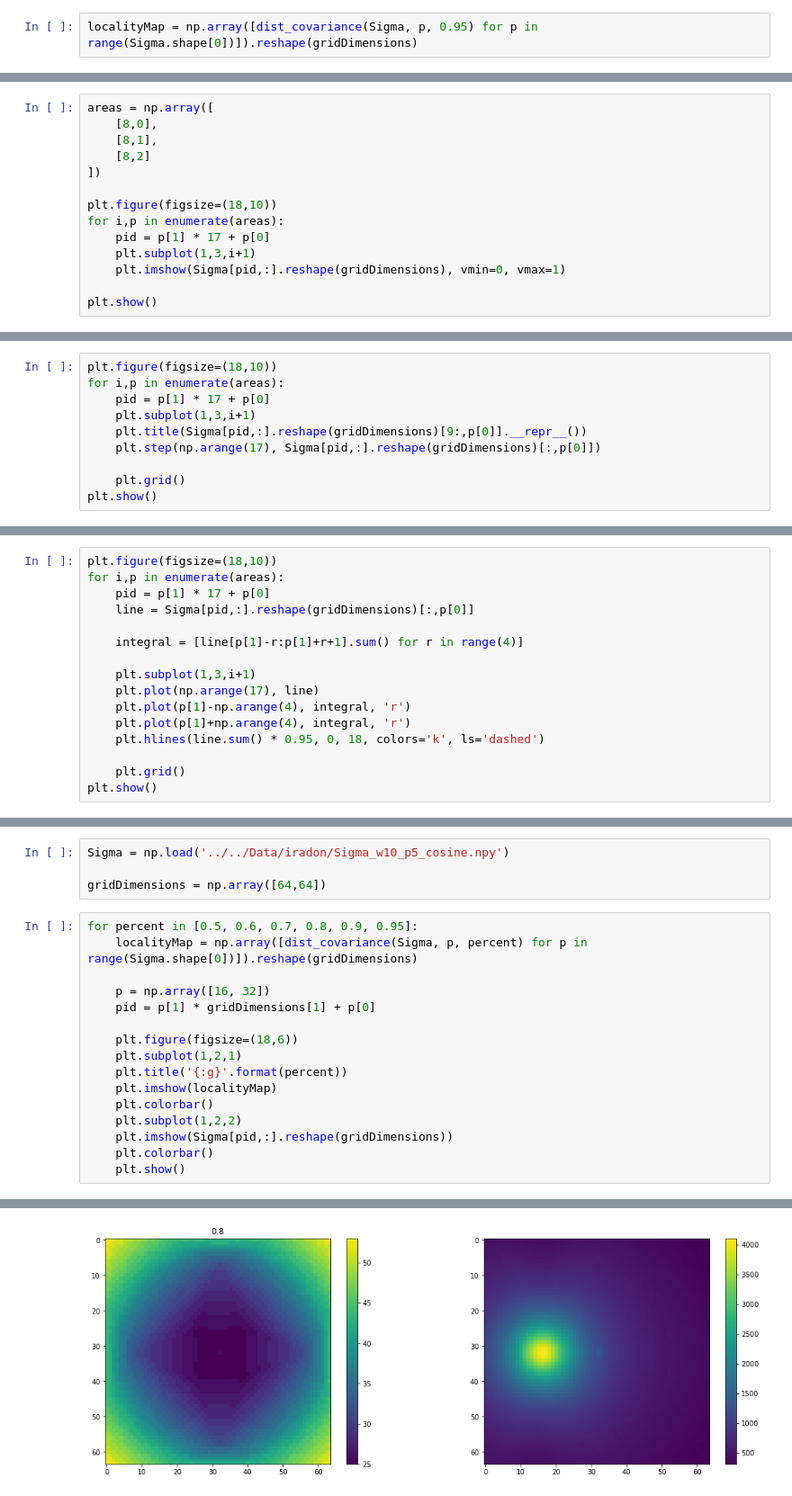
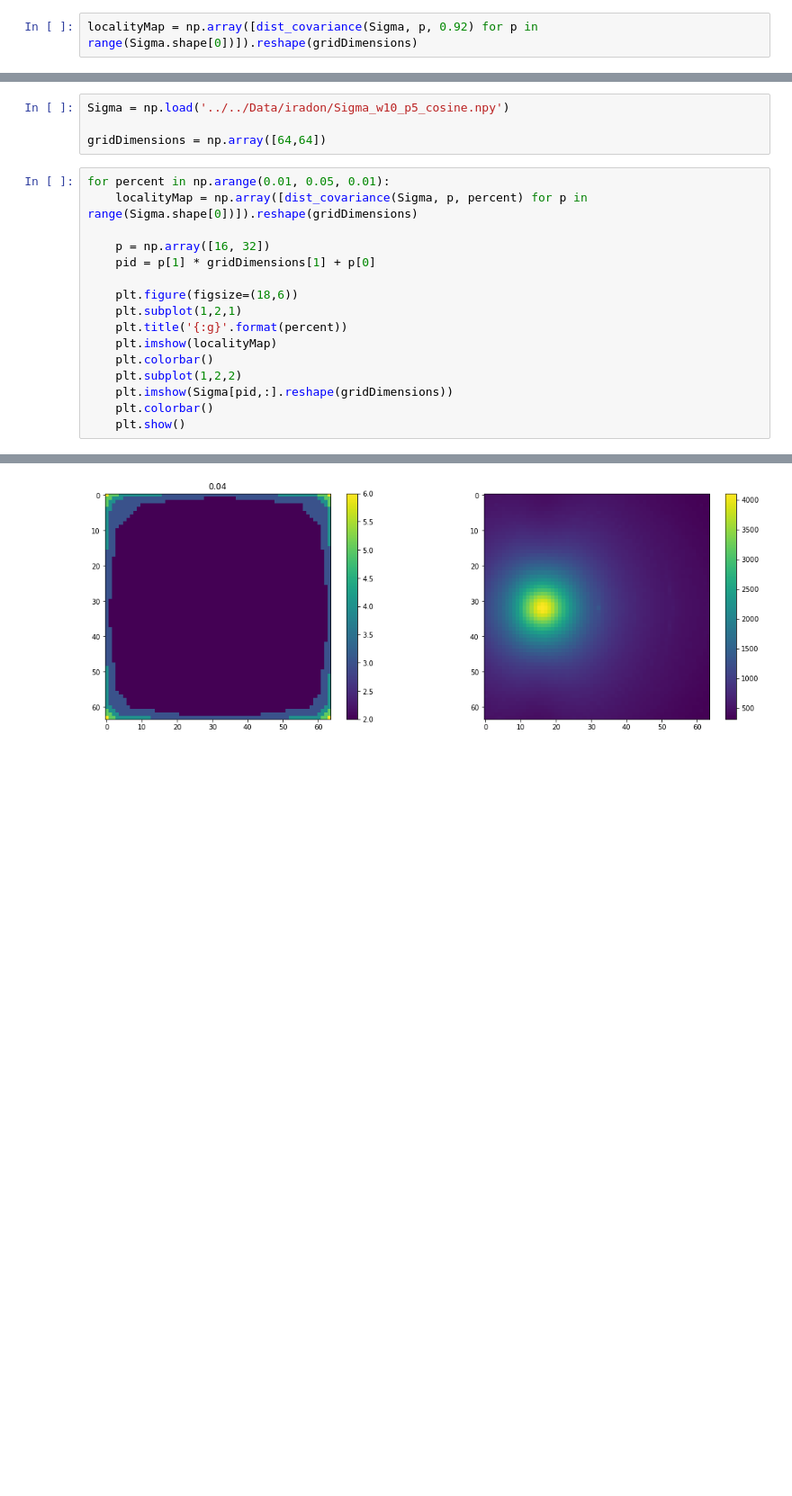
Before and after one commit to leonharv/uncertainty-vis, a Jupyter notebook: Experiments/Covariance Analysis/Locality Measure.ipynb, the cells around one changed output, grey strips where cells are left out. Shown at 90% size. Saved outputs shown, nothing was run; the diff lists cells and outputs as text; blank space fills up the shorter version.

```diff
--- a/Experiments/Covariance Analysis/Locality Measure.ipynb
+++ b/Experiments/Covariance Analysis/Locality Measure.ipynb
@@ -162,4 +170,4 @@ def dist_covariance(Sigma, idx, percent=0.95):
 # %%
-localityMap = np.array([dist_covariance(Sigma, p, 0.95) for p in range(Sigma.shape[0])]).reshape(gridDimensions)
+localityMap = np.array([dist_covariance(Sigma, p, 0.92) for p in range(Sigma.shape[0])]).reshape(gridDimensions)
 # %%
 plt.figure(figsize=(18,6))
@@ -171,14 +179,0 @@ plt.show()
-# %%
-areas = np.array([
-    [8,0],
-    [8,1],
-    [8,2]
-])
-
-plt.figure(figsize=(18,10))
-for i,p in enumerate(areas):
-    pid = p[1] * 17 + p[0]
-    plt.subplot(1,3,i+1)
-    plt.imshow(Sigma[pid,:].reshape(gridDimensions), vmin=0, vmax=1)
-
-plt.show()
@@ -187,10 +179,0 @@ plt.show()
-# %%
-plt.figure(figsize=(18,10))
-for i,p in enumerate(areas):
-    pid = p[1] * 17 + p[0]
-    plt.subplot(1,3,i+1)
-    plt.title(Sigma[pid,:].reshape(gridDimensions)[9:,p[0]].__repr__())
-    plt.step(np.arange(17), Sigma[pid,:].reshape(gridDimensions)[:,p[0]])
-
-    plt.grid()
-plt.show()
@@ -199,16 +179,0 @@ plt.show()
-# %%
-plt.figure(figsize=(18,10))
-for i,p in enumerate(areas):
-    pid = p[1] * 17 + p[0]
-    line = Sigma[pid,:].reshape(gridDimensions)[:,p[0]]
-
-    integral = [line[p[1]-r:p[1]+r+1].sum() for r in range(4)]
-
-    plt.subplot(1,3,i+1)
-    plt.plot(np.arange(17), line)
-    plt.plot(p[1]-np.arange(4), integral, 'r')
-    plt.plot(p[1]+np.arange(4), integral, 'r')
-    plt.hlines(line.sum() * 0.95, 0, 18, colors='k', ls='dashed')
-
-    plt.grid()
-plt.show()
@@ -221,7 +184,7 @@ Sigma = np.load('../../Data/iradon/Sigma_w10_p5_cosine.npy')
 
 gridDimensions = np.array([64,64])
 # %%
-for percent in [0.5, 0.6, 0.7, 0.8, 0.9, 0.95]:
+for percent in np.arange(0.01, 0.05, 0.01):
     localityMap = np.array([dist_covariance(Sigma, p, percent) for p in range(Sigma.shape[0])]).reshape(gridDimensions)
 
     p = np.array([16, 32])
@@ -243 +206 @@ for percent in [0.5, 0.6, 0.7, 0.8, 0.9, 0.95]:
-[figure, old version]
+[figure, new version]
```
Also changed, not shown: parts of 8 cells of this notebook.
